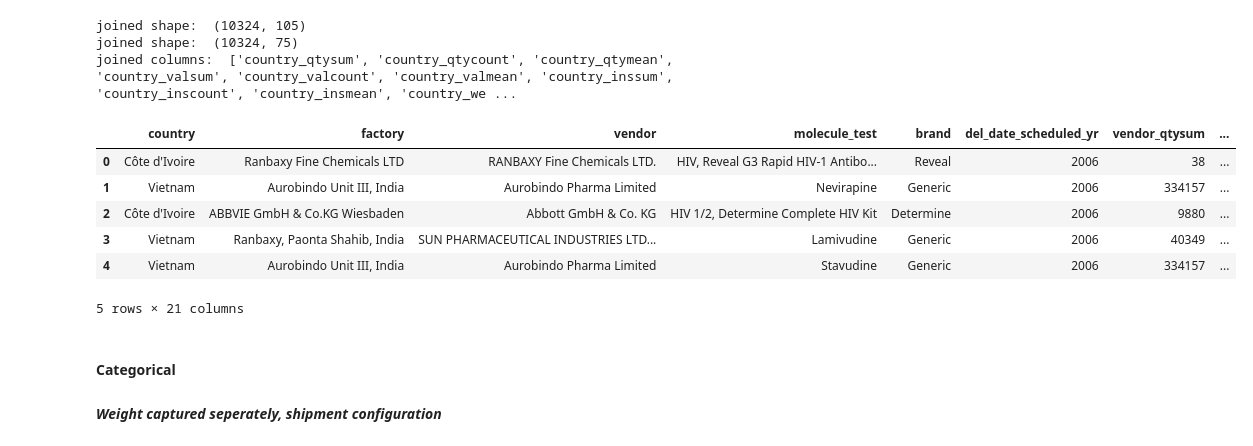
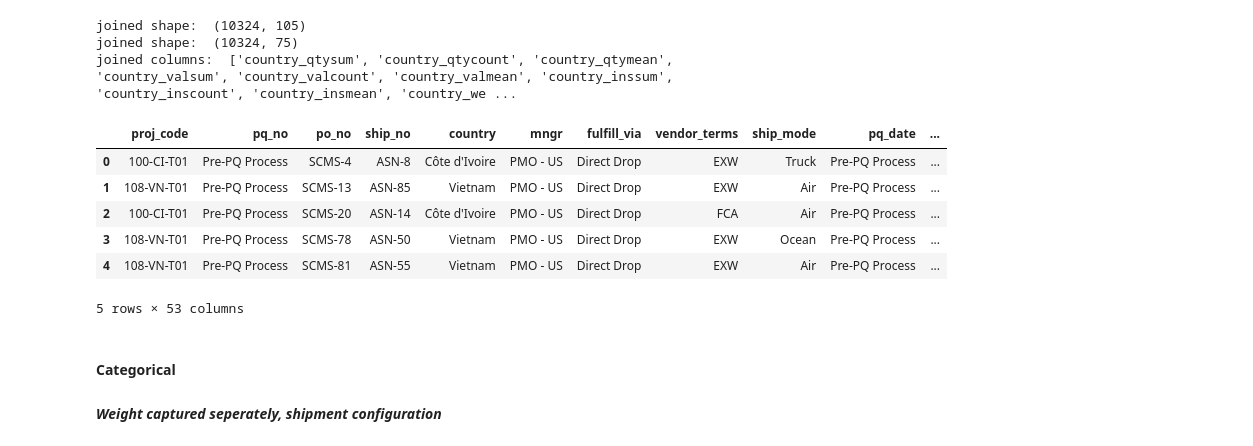
Before and after one commit to rakeshn19/AI-project-SCM, a Jupyter notebook: data_cleaning_feature_engg.ipynb, the cells around one changed output. Cells and saved outputs as stored; diff of their text form; code cells hidden in the pictures.

```diff
--- a/data_cleaning_feature_engg.ipynb
+++ b/data_cleaning_feature_engg.ipynb
@@ -917,9 +903,10 @@ f_lkup['ln_itm_weight'] = dfloat.loc[list(f_lkup.index),:]['ln_itm_weight']
 f_lkup['itm_freight_cost'] = f_lkup.freight_cost/f_lkup.ln_itm_weight
 print(f_lkup.shape, f_lkup.columns)
 # Make lookup tables for each case, in order..
-f_lkup_itm = f_lkup.groupby('itm_desc').mean(numeric_only=True).reset_index()[['itm_desc', 'itm_freight_cost']]
-f_lkup_mol = f_lkup.groupby('molecule_test').mean(numeric_only=True).reset_index()[['molecule_test', 'itm_freight_cost']]
-f_lkup_dos = f_lkup.groupby('dosage_form').mean(numeric_only=True).reset_index()[['dosage_form', 'itm_freight_cost']]
+cols = ['itm_freight_cost']
+f_lkup_itm = f_lkup.groupby('itm_desc')[cols].mean().reset_index()[['itm_desc', 'itm_freight_cost']]
+f_lkup_mol = f_lkup.groupby('molecule_test')[cols].mean().reset_index()[['molecule_test', 'itm_freight_cost']]
+f_lkup_dos = f_lkup.groupby('dosage_form')[cols].mean().reset_index()[['dosage_form', 'itm_freight_cost']]
 # Merge
 fmerge_itm = pd.merge(dobject, f_lkup_itm, how='left', left_on='itm_desc', right_on='itm_desc')
 fmerge_mol = pd.merge(fmerge_itm, f_lkup_mol, how='left', left_on='molecule_test'
@@ -1195,38 +1107,14 @@ n_measures = ['ln_itm_qty', 'ln_itm_val', 'line_itm_ins'
 joins =[None,None,None,None,None]
 # Populate the grouped stats dfs
 for i in range(len(entities)):
-    numeric_cols = dnum[n_measures].select_dtypes(include=np.number).columns.tolist()
-
-    # Create a dictionary for aggregation
-    # 'count' can be applied universally, but 'sum' and 'mean' should only be applied to numeric columns
-    #agg_dict = {col: ['sum', 'count', 'mean'] for col in numeric_cols}
-    # Add a 'count' operation for a non-numeric column to maintain row counts
-    # This assumes there's at least one non-numeric column in dobject or you can use any other column
-    #agg_dict['some_non_numeric_column'] = ['count']
-
-    #print(pd.concat([dobject,dnum[n_measures]], axis=1).groupby(
-   #     [entities[i], 'del_date_scheduled_yr']).head())
-    #print(entities[i])
-    #stats_dfs[i] = pd.concat([dobject,dnum[n_measures]], axis=1).groupby([entities[i], 'del_date_scheduled_yr'])
-    #group_df = pd.concat([dobject[[entities[i], 'del_date_scheduled_yr']], dnum[n_measures]], axis=1).groupby([entity, 'del_date_scheduled_yr'])
-    stats_dfs[i] = pd.concat([dobject,dnum[n_measures]], axis=1).groupby(
-        [entities[i], 'del_date_scheduled_yr'])#.agg(['sum', 'count', 'mean'])
-    # Aggregate data with 'sum', 'count', 'mean'.
-    #agg_df = stats_dfs[i].agg(['sum', 'count', 'mean'])
-    agg_dict= {col: ['sum', 'count', 'mean'] for col in numeric_cols}
-    agg_df = stats_dfs[i].agg(agg_dict)
-    # Rename columns by combining measures with aggregation methods.
-    #agg_df.columns = [f"{measure}_{agg}" for measure, agg in agg_df.columns]
-
-    # Reset index to make grouping columns regular columns.
-    #agg_df.reset_index(inplace=True)
-
-    # Store the aggregated DataFrame.
-    stats_dfs[i] = agg_df
-    #print(stats_dfs[i].columns)
-    #stats_dfs[i] = pd.concat([dobject, dnum[n_measures]], axis=1).groupby([entities[i], 'del_date_scheduled_yr']).agg(agg_dict)
+    #cols.append('del_date_scheduled_yr')
+    grouped_data = pd.concat([dobject,dnum[n_measures]], axis=1).groupby(
+        [entities[i], 'del_date_scheduled_yr'])[n_measures]
+    aggr = grouped_data.agg(['sum', 'count', 'mean'])
+    stats_dfs[i] = aggr
     stats_dfs[i].columns = [entities[i]+"_"+str(x[0]+x[1]).split("_")[-1] for x in stats_dfs[i].columns]
     stats_dfs[i].reset_index(inplace=True)
+    print(stats_dfs[i].tail())
 
 print([x.shape for x in stats_dfs])
 print("\n------\n",[x.columns for x in stats_dfs])
@@ -1277,15 +1165,15 @@ joined columns:  ['country_qtysum', 'country_qtycount', 'country_qtymean', 'coun
 # %%
 # Now merge to make numerical columns for each entity
 dnum_country, dnum_factory, dnum_vendor, dnum_molecule_test, dnum_brand = joins
-dnum_vendor.head()
+dobject.head()
 # %% [output]
-|  | country | factory | vendor | molecule_test | brand | del_date_scheduled_yr | vendor_qtysum | ... |
-| 0 | Côte d'Ivoire | Ranbaxy Fine Chemicals LTD | RANBAXY Fine Chemicals LTD. | HIV, Reveal G3 Rapid HIV-1 Antibo... | Reveal | 2006 | 38 | ... |
-| 1 | Vietnam | Aurobindo Unit III, India | Aurobindo Pharma Limited | Nevirapine | Generic | 2006 | 334157 | ... |
-| 2 | Côte d'Ivoire | ABBVIE GmbH & Co.KG Wiesbaden | Abbott GmbH & Co. KG | HIV 1/2, Determine Complete HIV Kit | Determine | 2006 | 9880 | ... |
-| 3 | Vietnam | Ranbaxy, Paonta Shahib, India | SUN PHARMACEUTICAL INDUSTRIES LTD... | Lamivudine | Generic | 2006 | 40349 | ... |
-| 4 | Vietnam | Aurobindo Unit III, India | Aurobindo Pharma Limited | Stavudine | Generic | 2006 | 334157 | ... |
+|  | proj_code | pq_no | po_no | ship_no | country | mngr | fulfill_via | vendor_terms | ship_mode | pq_date | ... |
+| 0 | 100-CI-T01 | Pre-PQ Process | SCMS-4 | ASN-8 | Côte d'Ivoire | PMO - US | Direct Drop | EXW | Truck | Pre-PQ Process | ... |
+| 1 | 108-VN-T01 | Pre-PQ Process | SCMS-13 | ASN-85 | Vietnam | PMO - US | Direct Drop | EXW | Air | Pre-PQ Process | ... |
+| 2 | 100-CI-T01 | Pre-PQ Process | SCMS-20 | ASN-14 | Côte d'Ivoire | PMO - US | Direct Drop | FCA | Air | Pre-PQ Process | ... |
+| 3 | 108-VN-T01 | Pre-PQ Process | SCMS-78 | ASN-50 | Vietnam | PMO - US | Direct Drop | EXW | Ocean | Pre-PQ Process | ... |
+| 4 | 108-VN-T01 | Pre-PQ Process | SCMS-81 | ASN-55 | Vietnam | PMO - US | Direct Drop | EXW | Air | Pre-PQ Process | ... |
-5 rows × 21 columns
+5 rows × 53 columns
 # %% [markdown]
 #### Categorical
 #### *Weight captured seperately, shipment configuration*
```
Also changed, not shown: parts of 24 cells of this notebook, 14 other files.
